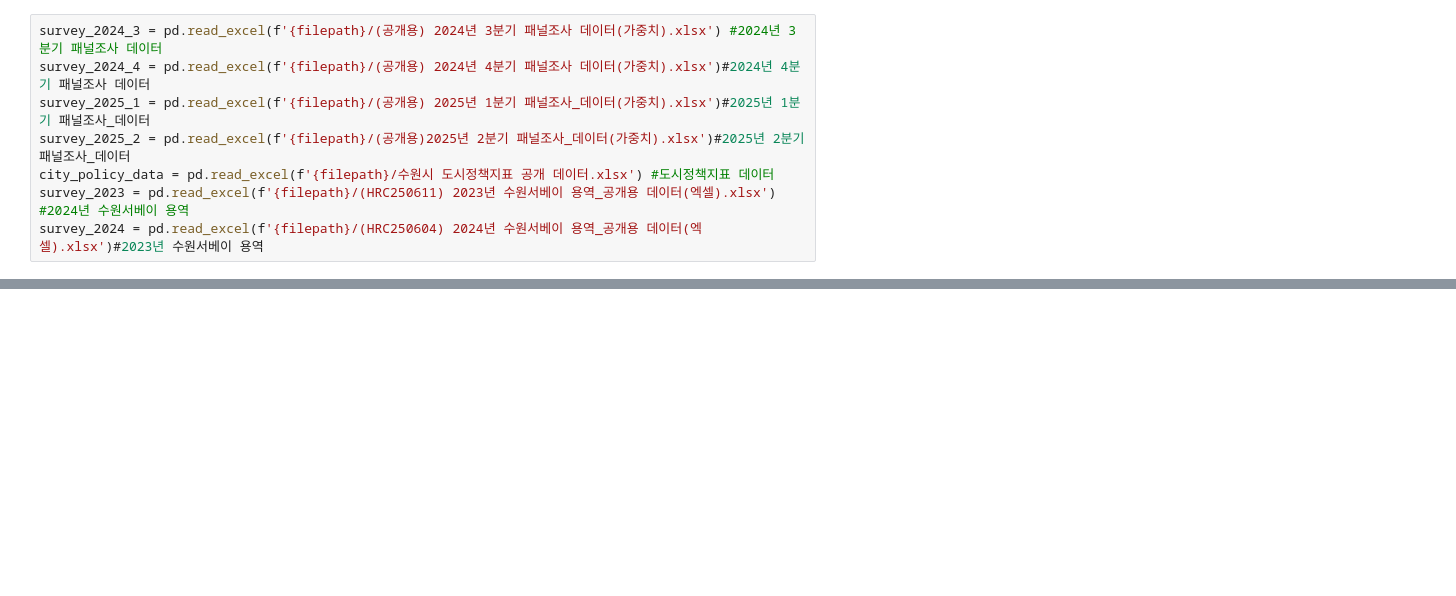
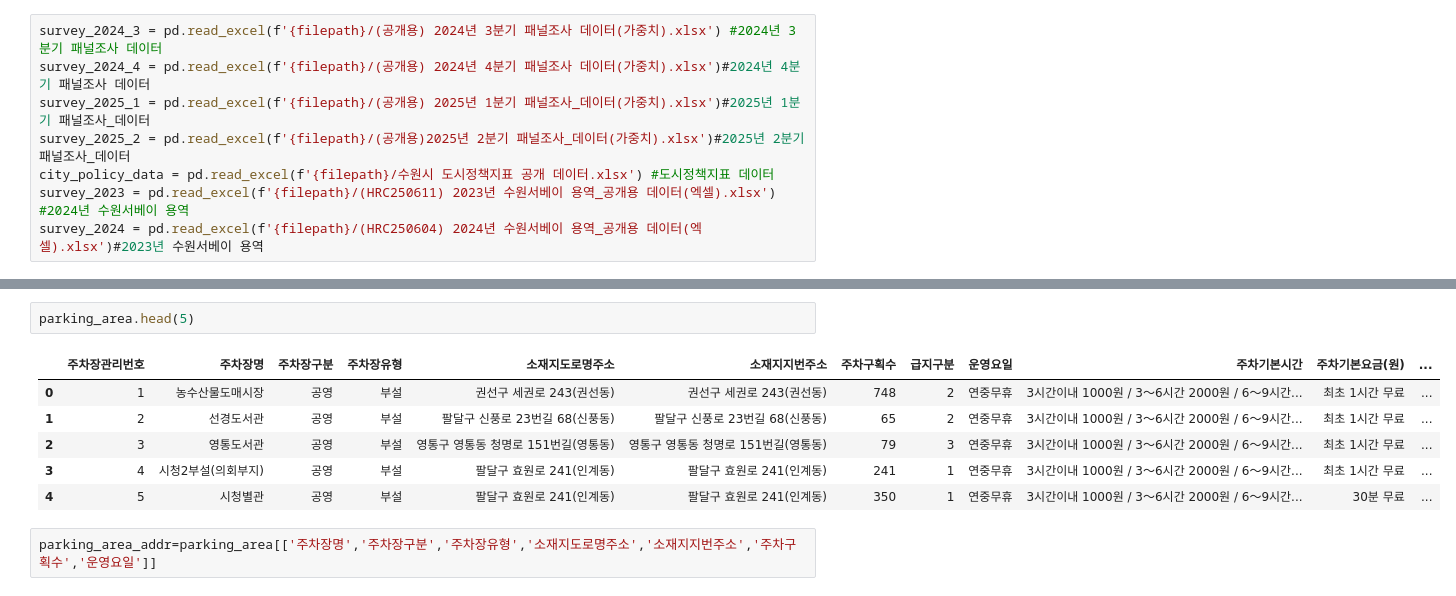
Before and after one commit to HOYUN-Y/Data_projects, a Jupyter notebook: dacon_sri_suwon_data_analysis/수원시_공공데이터_교통부문.ipynb, the cells around one changed output, grey strips where cells are left out. Drawn from its saved outputs; the diff is of its cells as text; blank space fills up the shorter version.

```diff
--- a/dacon_sri_suwon_data_analysis/수원시_공공데이터_교통부문.ipynb
+++ b/dacon_sri_suwon_data_analysis/수원시_공공데이터_교통부문.ipynb
@@ -44,0 +77,11 @@ survey_2024 = pd.read_excel(f'{filepath}/(HRC250604) 2024년 수워
+# %%
+parking_area.head(5)
+# %% [output]
+|  | 주차장관리번호 | 주차장명 | 주차장구분 | 주차장유형 | 소재지도로명주소 | 소재지지번주소 | 주차구획수 | 급지구분 | 운영요일 | 주차기본시간 | 주차기본요금(원) | ... |
+| 0 | 1 | 농수산물도매시장 | 공영 | 부설 | 권선구 세권로 243(권선동) | 권선구 세권로 243(권선동) | 748 | 2 | 연중무휴 | 3시간이내 1000원 / 3～6시간 2000원 / 6～9시간... | 최초 1시간 무료 | ... |
+| 1 | 2 | 선경도서관 | 공영 | 부설 | 팔달구 신풍로 23번길 68(신풍동) | 팔달구 신풍로 23번길 68(신풍동) | 65 | 2 | 연중무휴 | 3시간이내 1000원 / 3～6시간 2000원 / 6～9시간... | 최초 1시간 무료 | ... |
+| 2 | 3 | 영통도서관 | 공영 | 부설 | 영통구 영통동 청명로 151번길(영통동) | 영통구 영통동 청명로 151번길(영통동) | 79 | 3 | 연중무휴 | 3시간이내 1000원 / 3～6시간 2000원 / 6～9시간... | 최초 1시간 무료 | ... |
+| 3 | 4 | 시청2부설(의회부지) | 공영 | 부설 | 팔달구 효원로 241(인계동) | 팔달구 효원로 241(인계동) | 241 | 1 | 연중무휴 | 3시간이내 1000원 / 3～6시간 2000원 / 6～9시간... | 최초 1시간 무료 | ... |
+| 4 | 5 | 시청별관 | 공영 | 부설 | 팔달구 효원로 241(인계동) | 팔달구 효원로 241(인계동) | 350 | 1 | 연중무휴 | 3시간이내 1000원 / 3～6시간 2000원 / 6～9시간... | 30분 무료 | ... |
+# %%
+parking_area_addr=parking_area[['주차장명','주차장구분','주차장유형','소재지도로명주소','소재지지번주소','주차구획수','운영요일']]
```
Also changed, not shown: parts of 11 cells of this notebook, 4 other files.
